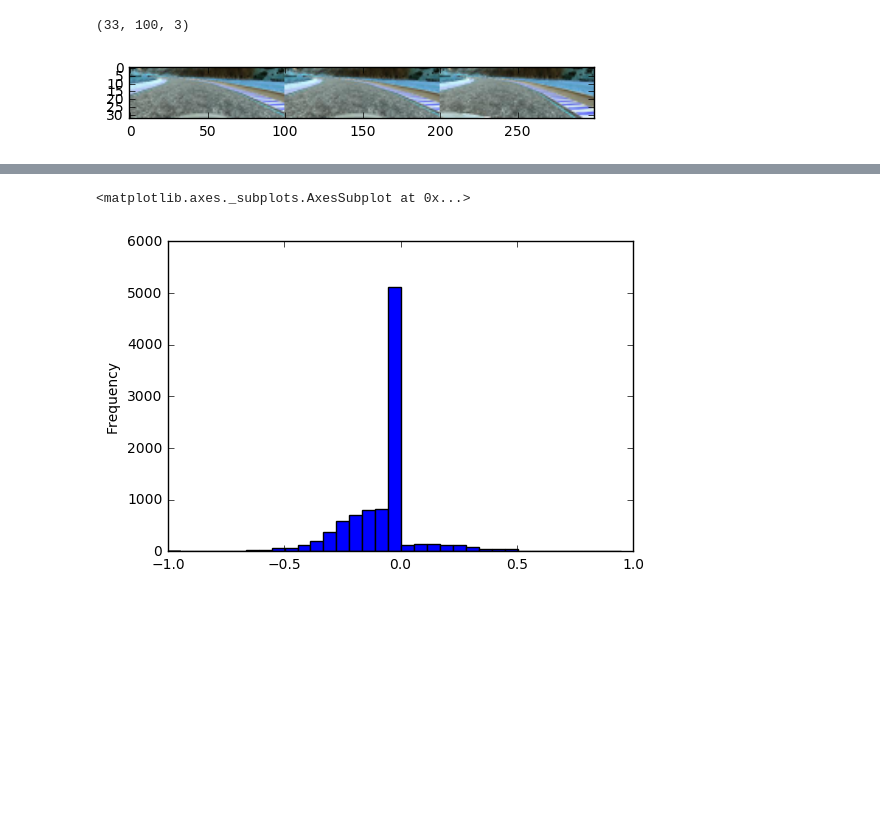
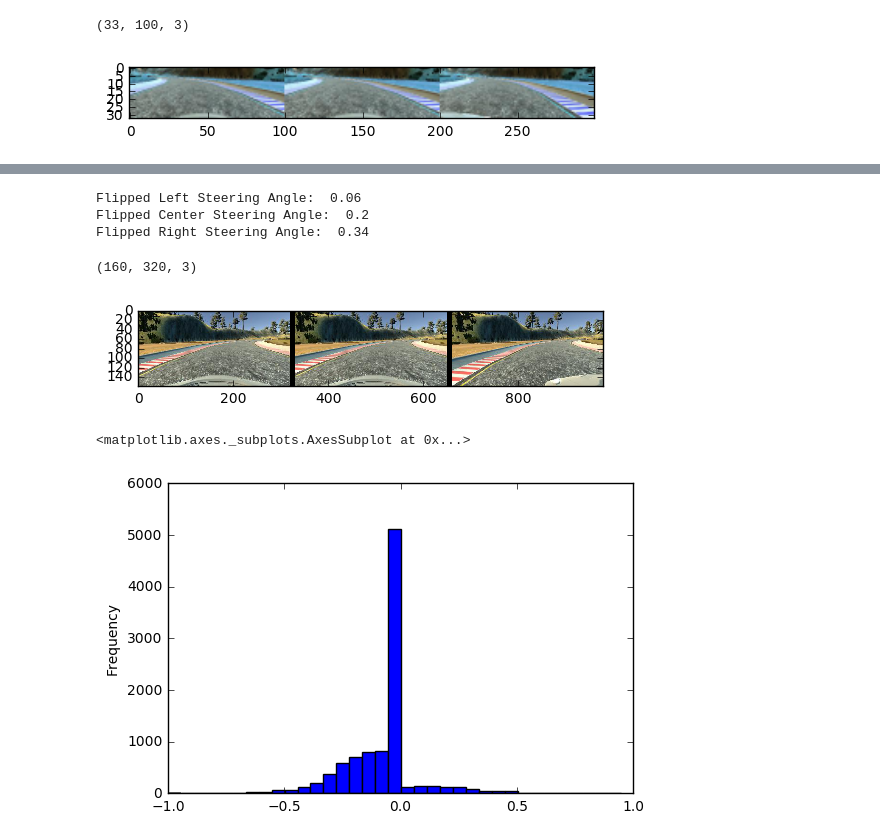
Before and after one commit to ranakhalil/CarND-Behavioral-Cloning-P3, a Jupyter notebook: P3 - Behavioral Cloning Visualization and PreProcessing for final writeup.ipynb, the cells around one changed output, grey strips where cells are left out. Drawn from its saved outputs; the diff is of its cells as text; code cells hidden in the pictures; blank space fills up the shorter version.

```diff
--- a/P3 - Behavioral Cloning Visualization and PreProcessing for final writeup.ipynb
+++ b/P3 - Behavioral Cloning Visualization and PreProcessing for final writeup.ipynb
@@ -203,3 +235,39 @@ plt.imshow(np.hstack((left_image, center_image, right_image)))
+# %%
+# Flipping images:
+# Now lets visualize images and see what can we do with them along with the steering angles
+correction = 0.14  # this is a parameter to tune
+steering_center = float(driving_data['steering'][30])
+steering_left = steering_center + correction
+steering_right = steering_center - correction
+
+right_image = mpimg.imread('./data/'+driving_data['right'][30].strip())
+right_image_copy = np.copy(right_image)
+right_flipped_image = cv2.flip(right_image_copy, 1)
+
+center_image = mpimg.imread('./data/'+driving_data['center'][30].strip())
+center_image_copy = np.copy(center_image)
+center_flipped_image = cv2.flip(center_image_copy, 1)
+
+
+left_image = mpimg.imread('./data/'+driving_data['center'][30].strip())
+left_image_copy = np.copy(left_image)
+left_flipped_image = cv2.flip(left_image_copy, 1)
+
+pad=np.zeros((160,10,3), np.uint8)
+
+plt.imshow(np.hstack((left_flipped_image, pad, center_flipped_image, pad, right_flipped_image)))
+
+print('Flipped Left Steering Angle: ', steering_left * -1.0)
+print('Flipped Center Steering Angle: ', steering_center * -1.0)
+print('Flipped Right Steering Angle: ', steering_right * -1.0)
+
+center_image.shape
+# %% [output]
+Flipped Left Steering Angle:  0.06
+Flipped Center Steering Angle:  0.2
+Flipped Right Steering Angle:  0.34
+(160, 320, 3)
+[figure, added]
 # %%
 # Read in CSV file
 csv_loc = "data/driving_log.csv"
```
Also changed, not shown: parts of 3 cells of this notebook, 2 other files.
